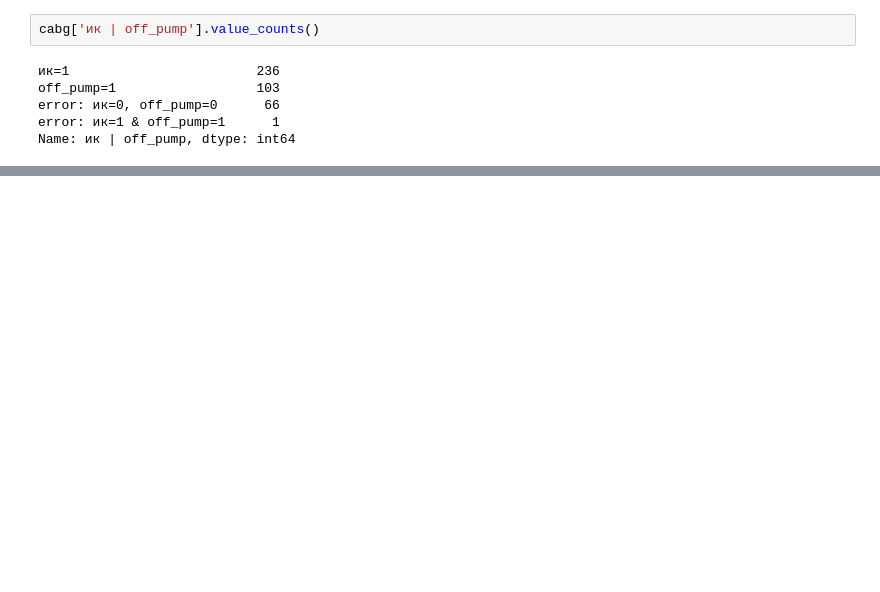
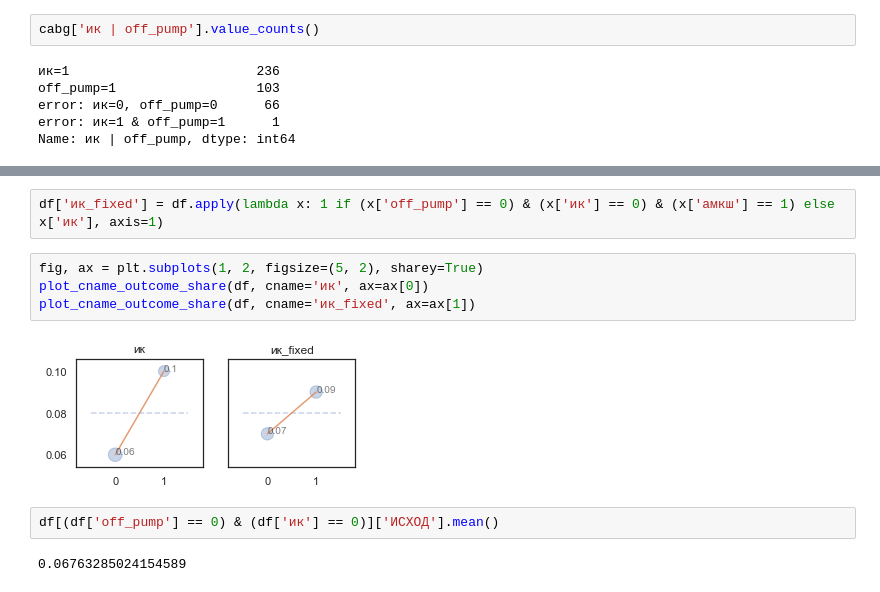
Before and after one commit to oskinm/wound_outcomes, a Jupyter notebook: notebooks/04-oskin-eda.ipynb, the cells around one changed output, grey strips where cells are left out. Saved outputs shown, nothing was run; the diff lists cells and outputs as text; blank space fills up the shorter version.

```diff
--- a/notebooks/04-oskin-eda.ipynb
+++ b/notebooks/04-oskin-eda.ipynb
@@ -316,0 +346,12 @@ _ = ax.legend(handles=handles[1:], labels=labels[1:], loc='center left', bbox_to
+# %%
+df['ик_fixed'] = df.apply(lambda x: 1 if (x['off_pump'] == 0) & (x['ик'] == 0) & (x['амкш'] == 1) else x['ик'], axis=1)
+# %%
+fig, ax = plt.subplots(1, 2, figsize=(5, 2), sharey=True)
+plot_cname_outcome_share(df, cname='ик', ax=ax[0])
+plot_cname_outcome_share(df, cname='ик_fixed', ax=ax[1])
+# %% [output]
+[figure, added]
+# %%
+df[(df['off_pump'] == 0) & (df['ик'] == 0)]['ИСХОД'].mean()
+# %% [output]
+0.06763285024154589
```
Also changed, not shown: parts of 12 cells of this notebook.
